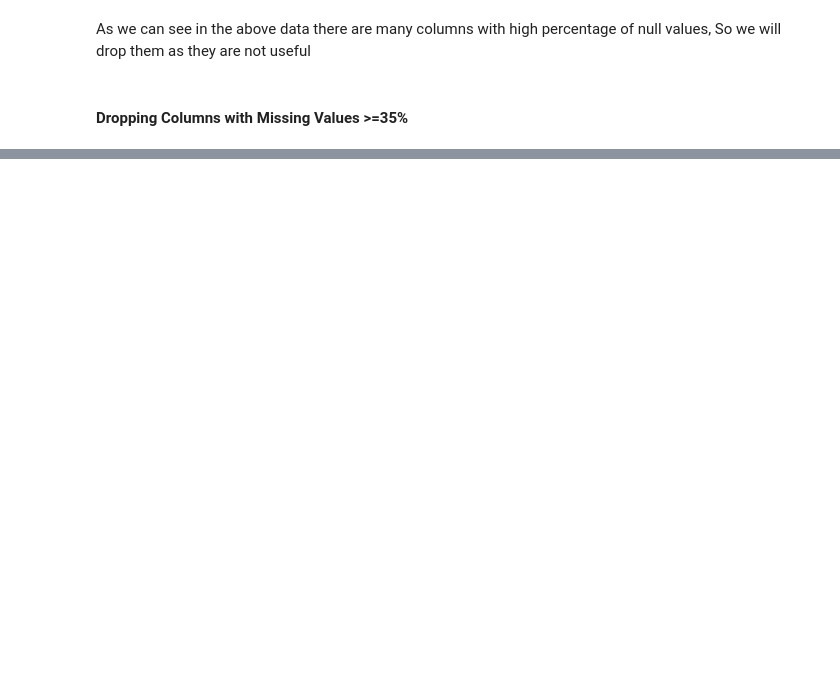
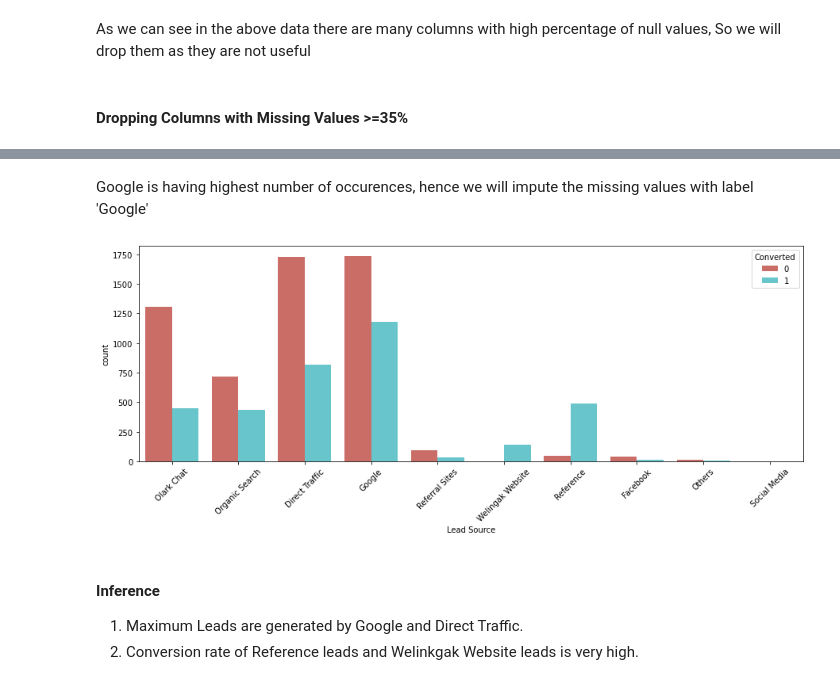
Before and after one commit to sumeet1396/Leading-Scoring-Case-Study, a Jupyter notebook: lead-scoring.ipynb, the cells around one changed output, grey strips where cells are left out. Cells and saved outputs as stored; diff of their text form; code cells hidden in the pictures; blank space fills up the shorter version.

```diff
--- a/lead-scoring.ipynb
+++ b/lead-scoring.ipynb
@@ -159,0 +216,28 @@ dtype: float64
+# %% [markdown]
+Google is having highest number of occurences, hence we will impute the missing values with label 'Google'
+# %%
+#replacing Nan Value with Google
+leadsDataframe['Lead Source'] = leadsDataframe['Lead Source'].replace(np.nan,'Google')
+
+#'Lead Source' is having same label name 'Google' but in different format i.e 'google', So converting google to Google
+leadsDataframe['Lead Source'] = leadsDataframe['Lead Source'].replace('google','Google')
+# %%
+#combining low frequency values to Others
+
+leadsDataframe['Lead Source'] = leadsDataframe['Lead Source'].replace(['bing','Click2call','Press_Release',
+                                                     'youtubechannel','welearnblog_Home',
+                                                     'WeLearn','blog','Pay per Click Ads',
+                                                    'testone','NC_EDM','Live Chat'] ,'Others')
+# %%
+#visualizing count of Lead Source Variable based on Converted value
+plt.figure(figsize=(15,5))
+s1=sns.countplot(x= 'Lead Source', hue='Converted' , data =leadsDataframe , palette = 'hls')
+s1.set_xticklabels(s1.get_xticklabels(),rotation=45)
+plt.show()
+# %% [output]
+[figure, added]
+# %% [markdown]
+####  Inference
+
+1. Maximum Leads are generated by Google and Direct Traffic.
+2. Conversion rate of Reference leads and Welinkgak Website leads is very high.
```
Also changed, not shown: parts of 45 cells of this notebook.
